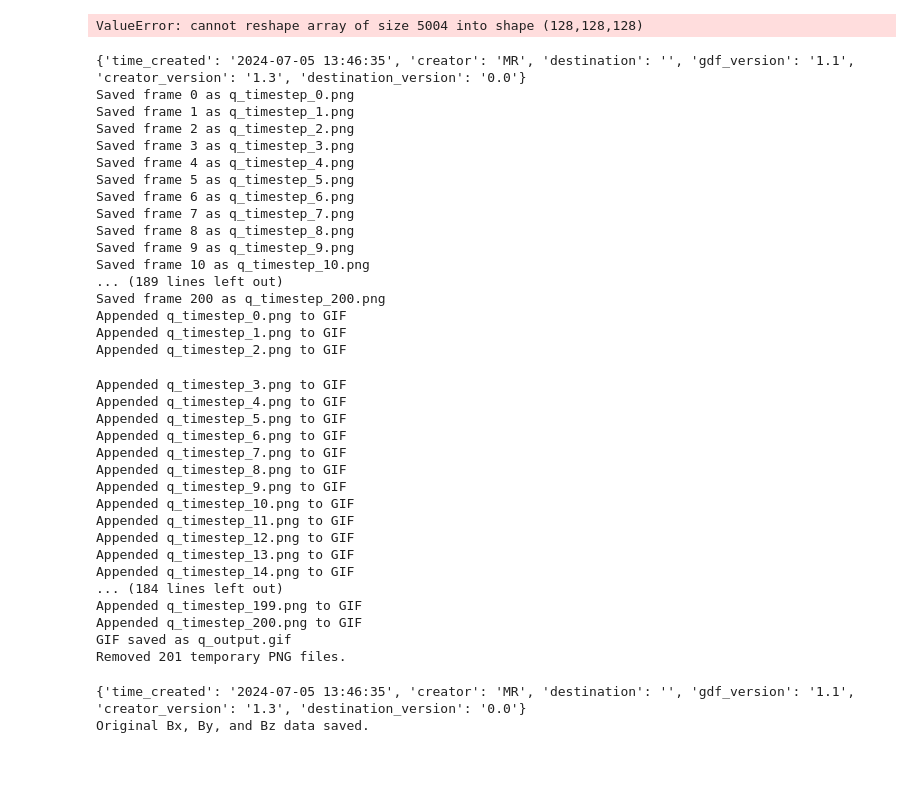
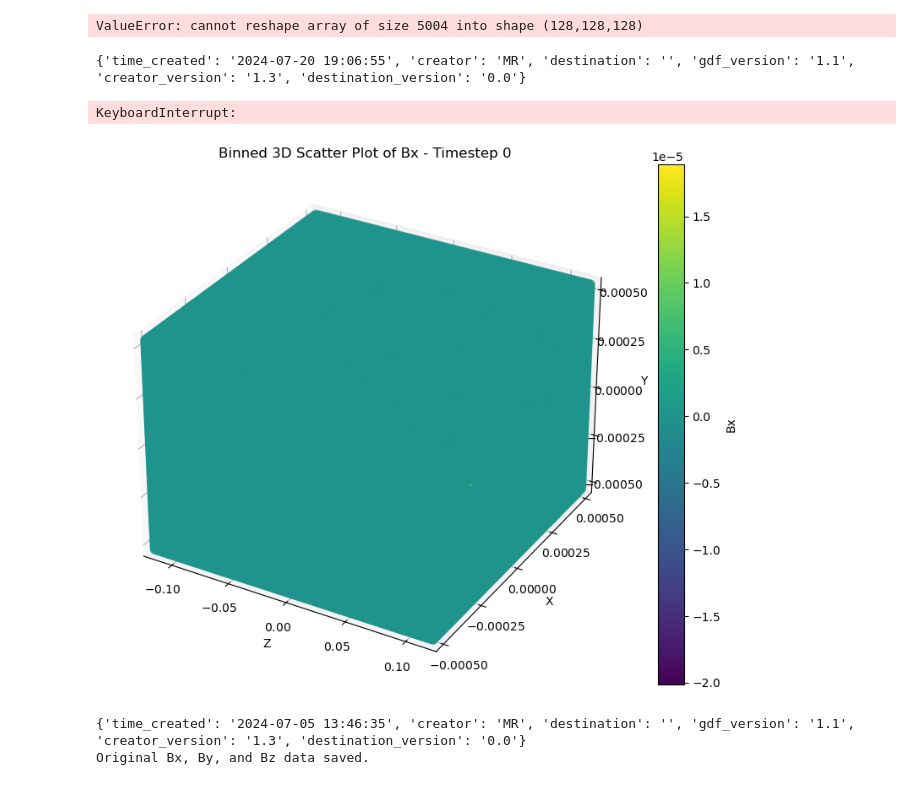
Before and after one commit to slaclab/Physics-Constrained-Neural-Network, a Jupyter notebook: Parsing/gdfparser.ipynb, the cells around one changed output. Cells and saved outputs as stored; diff of their text form; code cells hidden in the pictures.

```diff
--- a/Parsing/gdfparser.ipynb
+++ b/Parsing/gdfparser.ipynb
@@ -347,7 +338,7 @@ from matplotlib.ticker import MaxNLocator, ScalarFormatter
 
 OUTPUT_PATH = '/pscratch/sd/j/jcurcio/pcnn/Volume_Data/'
 
-data = gdftomemory("PINN_trainingData_02.gdf")
+data = gdftomemory("PINN_trainingData_03.gdf")
 
 # Assuming n_pixels is defined somewhere in your script
 n_pixels = 128
@@ -408,7 +399,7 @@ def plot_variable(variable_name, data_length, xbins, ybins, data):
         if len(non_zero_indices[0]) > 0:
             sc = ax.scatter(z_flattened[non_zero_indices], x_flattened[non_zero_indices],
                             y_flattened[non_zero_indices], c=binned_data.flatten()[non_zero_indices],
-                            cmap='viridis', s=50, vmin=0, vmax=5e12)
+                            cmap='viridis', s=50, vmin=binned_data.min(), vmax=binned_data.max())
             fig.colorbar(sc, label=variable_name)
         else:
             # Add a placeholder plot for all-zero data
@@ -441,68 +432,37 @@ def plot_variable(variable_name, data_length, xbins, ybins, data):
         filename = f'{variable_name}_timestep_{i}.png'
         plt.savefig(filename)
         plt.close(fig)  # Close the figure to release resources
         filenames.append(filename)
         print(f"Saved frame {i} as {filename}")
 
     # Generate the GIF from the saved PNG files
     gif_filename = f'{variable_name}_output.gif'
     with imageio.get_writer(gif_filename, mode='I', duration=0.1, loop=0) as writer:  # Set duration to 0.1 seconds per frame
         for filename in filenames:
             image = imageio.imread(filename)
             writer.append_data(image)
             print(f"Appended {filename} to GIF")
 
     print(f'GIF saved as {gif_filename}')
 
     # Remove the image files after creating the GIF
     for filename in filenames:
         os.remove(filename)
 
     print(f'Removed {len(filenames)} temporary PNG files.')
 
 # Assuming 'data' is already defined and contains 200 timesteps
 data_length = len(data) - 1
 
 # Assuming xbins and ybins are defined
 xbins = np.linspace(global_x_min, global_x_max, n_pixels + 1)
 ybins = np.linspace(global_y_min, global_y_max, n_pixels + 1)
 
-plot_variable('q', data_length, xbins, ybins, data)
+plot_variable('Bx', data_length, xbins, ybins, data)
 # %% [output]
-{'time_created': '2024-07-05 13:46:35', 'creator': 'MR', 'destination': '', 'gdf_version': '1.1', 'creator_version': '1.3', 'destination_version': '0.0'}
-Saved frame 0 as q_timestep_0.png
-Saved frame 1 as q_timestep_1.png
-Saved frame 2 as q_timestep_2.png
-Saved frame 3 as q_timestep_3.png
-Saved frame 4 as q_timestep_4.png
-Saved frame 5 as q_timestep_5.png
-Saved frame 6 as q_timestep_6.png
-Saved frame 7 as q_timestep_7.png
-Saved frame 8 as q_timestep_8.png
-Saved frame 9 as q_timestep_9.png
-Saved frame 10 as q_timestep_10.png
-... (189 lines left out)
-Saved frame 200 as q_timestep_200.png
-Appended q_timestep_0.png to GIF
-Appended q_timestep_1.png to GIF
-Appended q_timestep_2.png to GIF
+{'time_created': '2024-07-20 19:06:55', 'creator': 'MR', 'destination': '', 'gdf_version': '1.1', 'creator_version': '1.3', 'destination_version': '0.0'}
-Appended q_timestep_3.png to GIF
-Appended q_timestep_4.png to GIF
-Appended q_timestep_5.png to GIF
-Appended q_timestep_6.png to GIF
-Appended q_timestep_7.png to GIF
-Appended q_timestep_8.png to GIF
-Appended q_timestep_9.png to GIF
-Appended q_timestep_10.png to GIF
-Appended q_timestep_11.png to GIF
-Appended q_timestep_12.png to GIF
-Appended q_timestep_13.png to GIF
-Appended q_timestep_14.png to GIF
-... (184 lines left out)
-Appended q_timestep_199.png to GIF
-Appended q_timestep_200.png to GIF
-GIF saved as q_output.gif
-Removed 201 temporary PNG files.
+KeyboardInterrupt:
+[figure, added]
 # %%
 # Save original data for prediction comparison purposes
 OUTPUT_PATH = '/pscratch/sd/j/jcurcio/pcnn/Volume_Data/'
```
Also changed, not shown: parts of 4 cells of this notebook, 5 other files.
